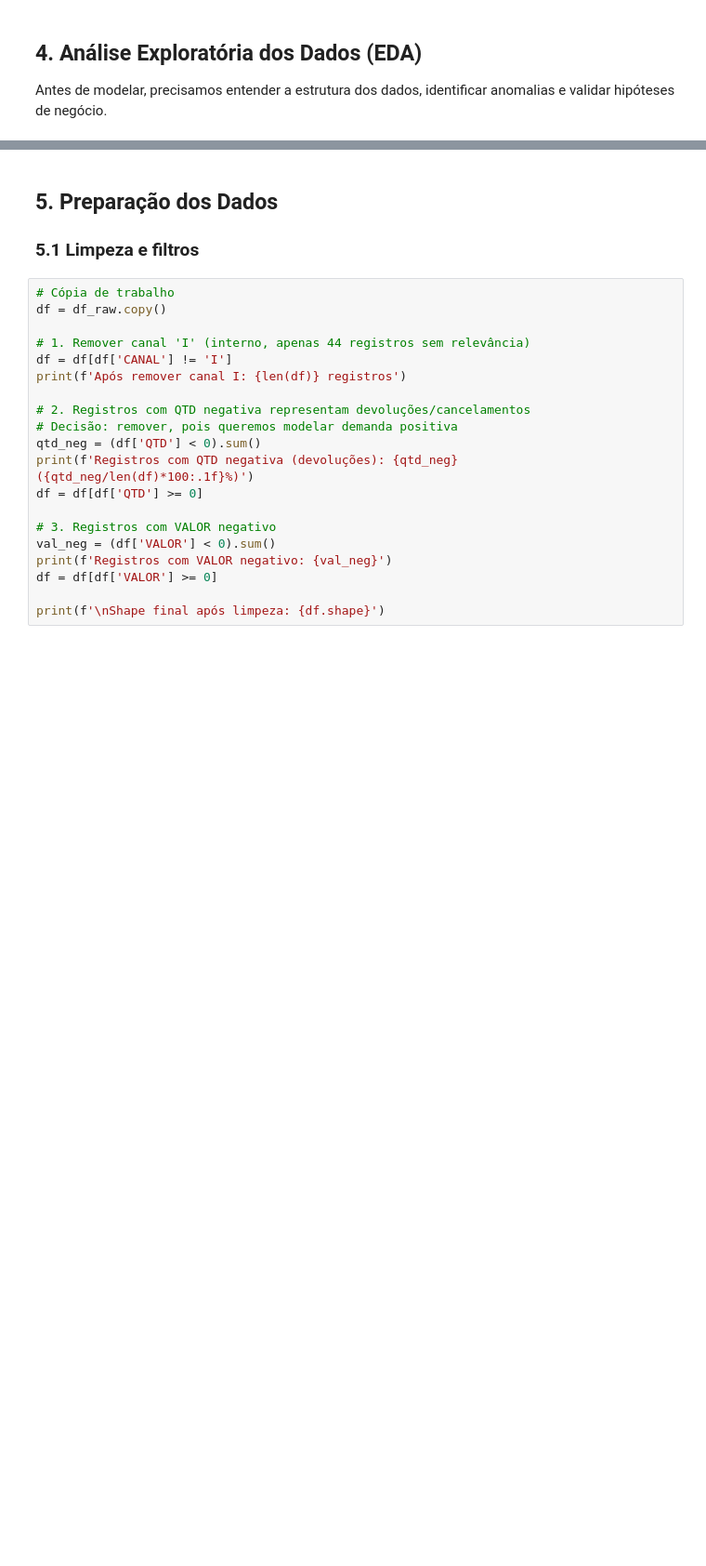
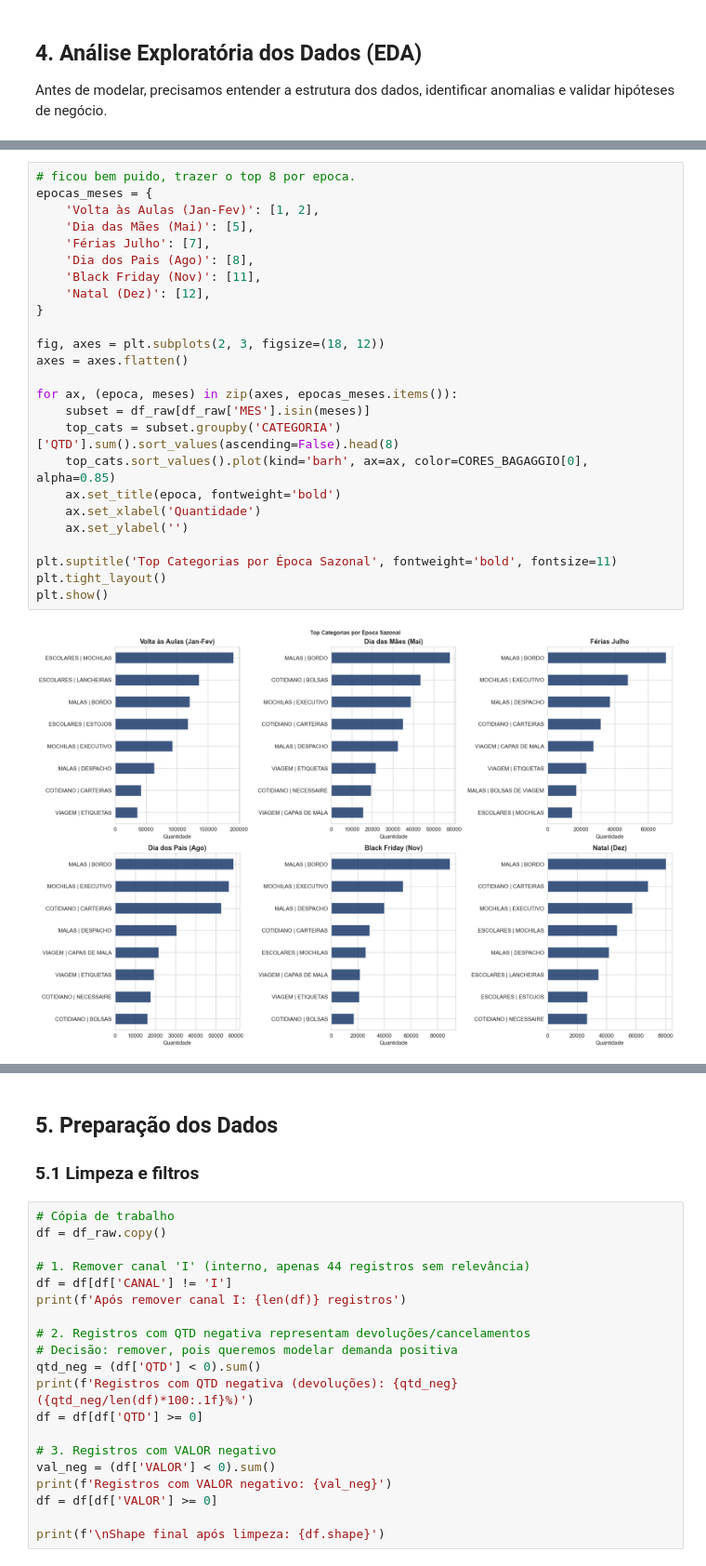
Before and after one commit to DianaSerrano1/MVP-MachineLearning, a Jupyter notebook: MVP_ML_Bagaggio_1.ipynb, the cells around one changed output, grey strips where cells are left out. Shown at 93% size. Drawn from its saved outputs; the diff is of its cells as text; blank space fills up the shorter version.

```diff
--- a/MVP_ML_Bagaggio_1.ipynb
+++ b/MVP_ML_Bagaggio_1.ipynb
@@ -231,0 +429,27 @@ plt.show()
+# %%
+# ficou bem puido, trazer o top 8 por epoca.
+epocas_meses = {
+    'Volta às Aulas (Jan-Fev)': [1, 2],
+    'Dia das Mães (Mai)': [5],
+    'Férias Julho': [7],
+    'Dia dos Pais (Ago)': [8],
+    'Black Friday (Nov)': [11],
+    'Natal (Dez)': [12],
+}
+
+fig, axes = plt.subplots(2, 3, figsize=(18, 12))
+axes = axes.flatten()
+
+for ax, (epoca, meses) in zip(axes, epocas_meses.items()):
+    subset = df_raw[df_raw['MES'].isin(meses)]
+    top_cats = subset.groupby('CATEGORIA')['QTD'].sum().sort_values(ascending=False).head(8)
+    top_cats.sort_values().plot(kind='barh', ax=ax, color=CORES_BAGAGGIO[0], alpha=0.85)
+    ax.set_title(epoca, fontweight='bold')
+    ax.set_xlabel('Quantidade')
+    ax.set_ylabel('')
+
+plt.suptitle('Top Categorias por Época Sazonal', fontweight='bold', fontsize=11)
+plt.tight_layout()
+plt.show()
+# %% [output]
+[figure, added]
```
Also changed, not shown: parts of 21 cells of this notebook.
